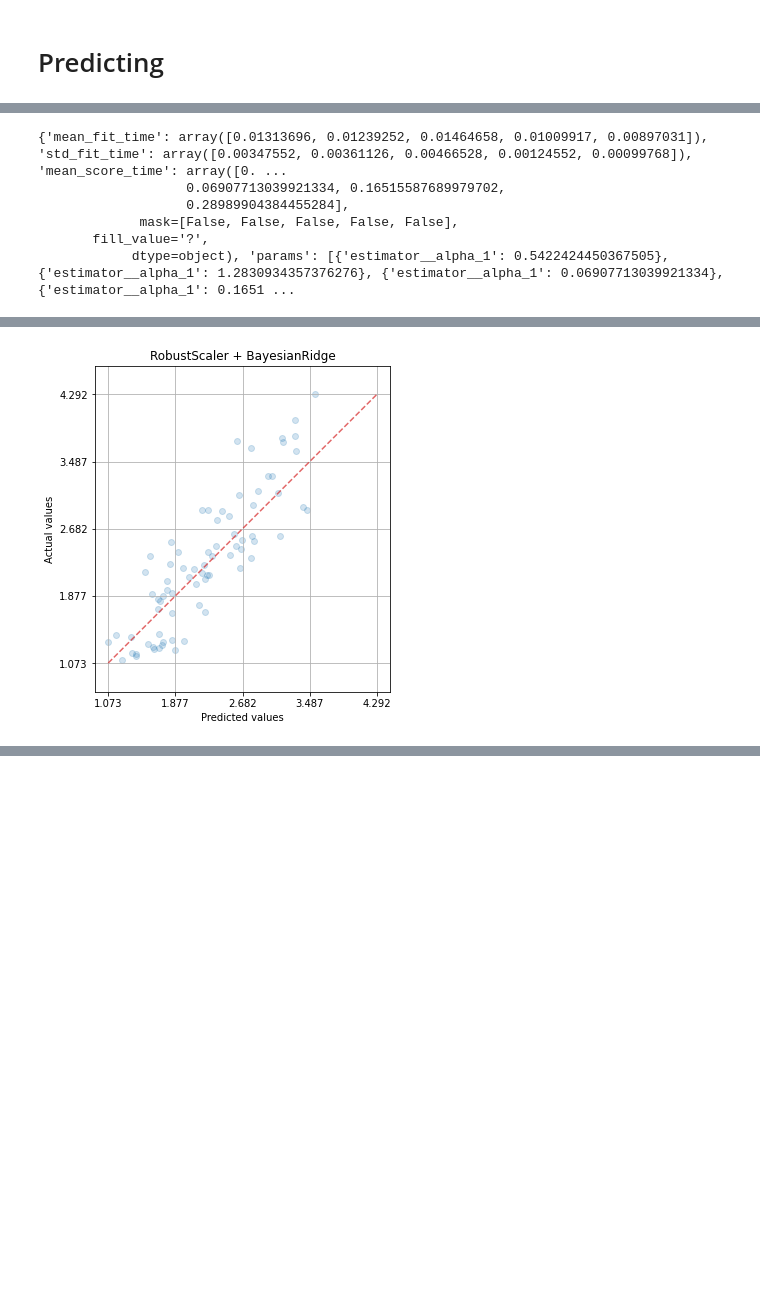
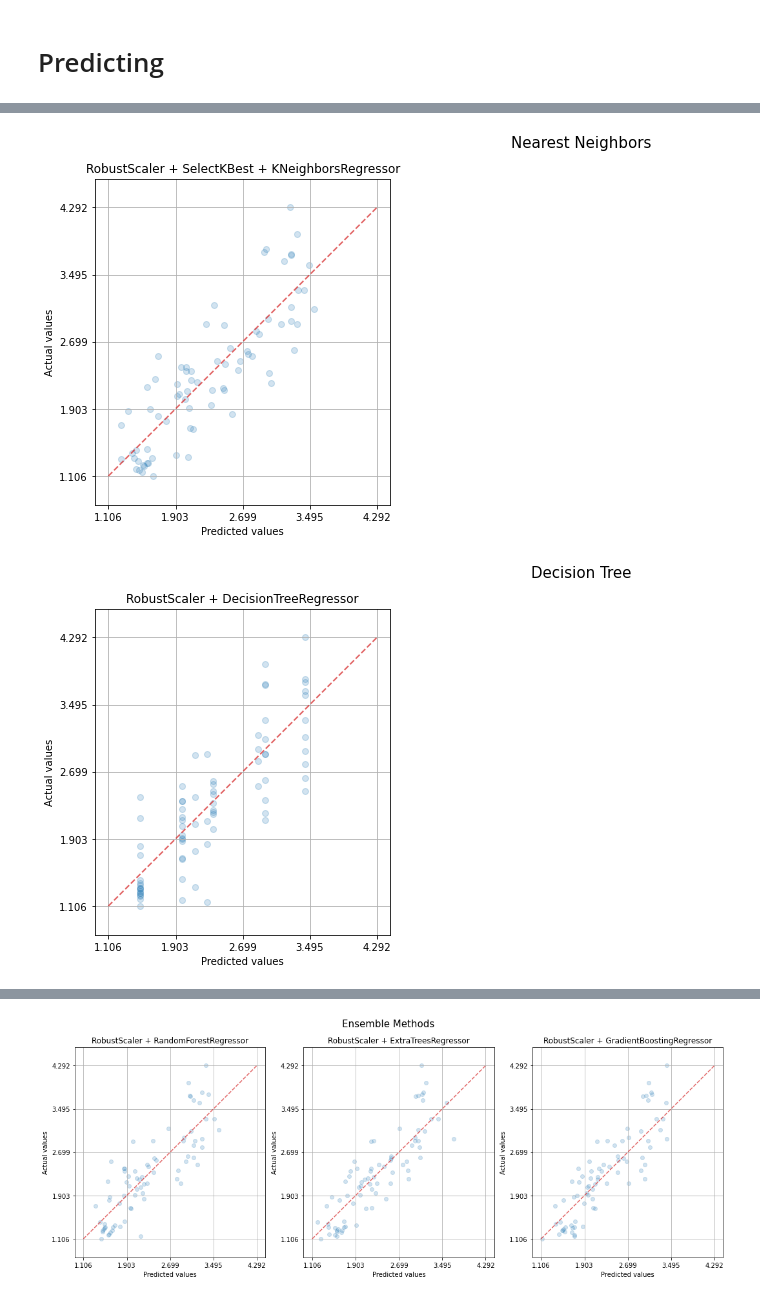
Before and after one commit to marco-luzzara/boardgame-complexity-predictor, a Jupyter notebook: src/predict.ipynb, the cells around one changed output, grey strips where cells are left out. Drawn from its saved outputs; the diff is of its cells as text; code cells hidden in the pictures; blank space fills up the shorter version.

Commit message:
clean models and filter best estimators

```diff
--- a/src/predict.ipynb
+++ b/src/predict.ipynb
@@ -15,6 +15,7 @@ if not WORKING_LOCALLY:
 
 df_features = pd.read_csv(PROCESSED_DATASET_FILE_PATH)
 x_all, y_all = df_features.iloc[:, 1:], df_features.iloc[:, 0]
+features_count = len(x_all.columns)
 df_features.head()
 # %% [output]
 Mounted at /content/drive
@@ -124,12 +125,13 @@ def fill_predictions_subplot(ax, i_model: int, title: str, y_test, y_predictions
     )
     subplot.set_title(title)
 
-def create_containing_plot(plot_id: int, subplots_count):
+def create_containing_plot(suptitle: str, plot_id: int, subplots_count):
     containing_plot_rows = math.ceil(subplots_count / MAX_PLOT_IN_ROW)
     containing_plot_height = containing_plot_rows * PLOT_INCHES
     fig, ax = plt.subplots(nrows=containing_plot_rows, ncols=MAX_PLOT_IN_ROW, squeeze=False,
                            figsize=(MAX_PLOT_IN_ROW * PLOT_INCHES, containing_plot_rows * PLOT_INCHES),
                            num=plot_id)
+    fig.suptitle(suptitle, fontsize=15)
     for i in range(containing_plot_rows * MAX_PLOT_IN_ROW - subplots_count):
         fig.delaxes(ax[-1][MAX_PLOT_IN_ROW - i - 1])
 
@@ -505,10 +472,12 @@ x_train, x_test, y_train, y_test = \
     train_test_stratified_split(x_all, y_all,
                                 test_size = 0.20, random_state = 0)
 
-for i_category, item in enumerate(models.items()):
-    #create_header(item[0])
-    fig, ax = create_containing_plot(i_category, len(item[1]))
-    for i_m, model in enumerate(item[1]):
+for i_category, (category_name, cat_models) in enumerate(models.items()):
+    if len(cat_models) == 0:
+        continue
+
+    fig, ax = create_containing_plot(category_name, i_category, len(cat_models))
+    for i_m, model in enumerate(cat_models):
         splitter = custom_cv_stratified_regression(5, x_train, y_train,
                                                    test_size = 0.20, random_state = 0)
 
@@ -543,8 +525,2 @@ INFO:bgg_predict:model RobustScaler + BayesianRidge is ready
-{'mean_fit_time': array([0.01313696, 0.01239252, 0.01464658, 0.01009917, 0.00897031]), 'std_fit_time': array([0.00347552, 0.00361126, 0.00466528, 0.00124552, 0.00099768]), 'mean_score_time': array([0. ...
-                   0.06907713039921334, 0.16515587689979702,
-                   0.28989904384455284],
-             mask=[False, False, False, False, False],
-       fill_value='?',
-            dtype=object), 'params': [{'estimator__alpha_1': 0.5422424450367505}, {'estimator__alpha_1': 1.2830934357376276}, {'estimator__alpha_1': 0.06907713039921334}, {'estimator__alpha_1': 0.1651 ...
 |  | Model | Validation Scores |  |  |  | Testing Scores |  |  |  | ... |
 |  |  | R2 | MAE | MAPE | MSE | R2 | MAE | MAPE | MSE | ... |
@@ -552 +533,2 @@ INFO:bgg_predict:model RobustScaler + BayesianRidge is ready
-[figure, old version]
+[figure, new version]
+[figure, added]
@@ -552,0 +536 @@ INFO:bgg_predict:model RobustScaler + BayesianRidge is ready
+[figure, added]
```
Also changed, not shown: parts of 7 cells of this notebook.
